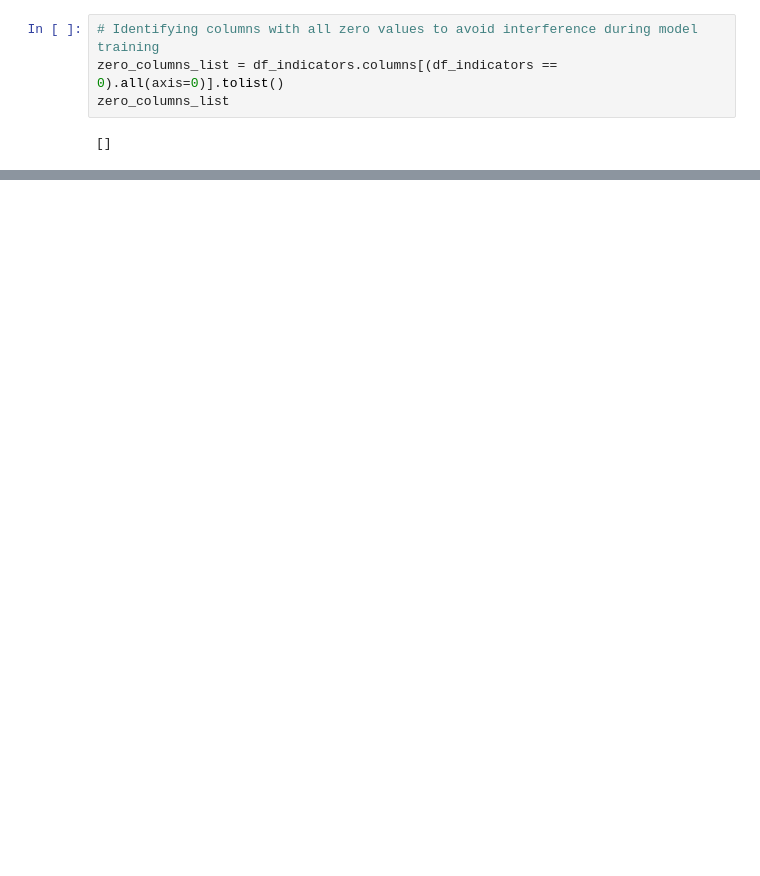
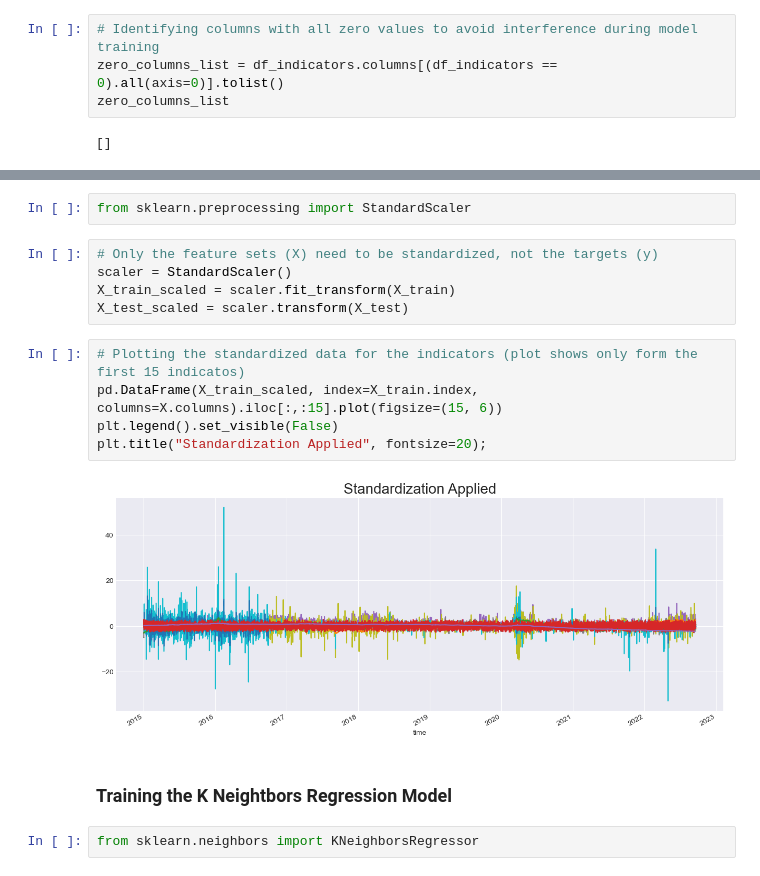
Before and after one commit to YarosInter/Time-Series-Kneighbors-Regressor, a Jupyter notebook: Kneightbors Regressor Model.ipynb, the cells around one changed output, grey strips where cells are left out. Drawn from its saved outputs; the diff is of its cells as text; blank space fills up the shorter version.

```diff
--- a/Kneightbors Regressor Model.ipynb
+++ b/Kneightbors Regressor Model.ipynb
@@ -107,0 +129,18 @@ new_df.head()
+# %%
+from sklearn.preprocessing import StandardScaler
+# %%
+# Only the feature sets (X) need to be standardized, not the targets (y)
+scaler = StandardScaler()
+X_train_scaled = scaler.fit_transform(X_train)
+X_test_scaled = scaler.transform(X_test)
+# %%
+# Plotting the standardized data for the indicators (plot shows only form the first 15 indicatos)
+pd.DataFrame(X_train_scaled, index=X_train.index, columns=X.columns).iloc[:,:15].plot(figsize=(15, 6))
+plt.legend().set_visible(False)
+plt.title("Standardization Applied", fontsize=20);
+# %% [output]
+[figure, added]
+# %% [markdown]
+### Training the K Neightbors Regression Model
+# %%
+from sklearn.neighbors import KNeighborsRegressor
```
Also changed, not shown: parts of 10 cells of this notebook, 1 other file.
